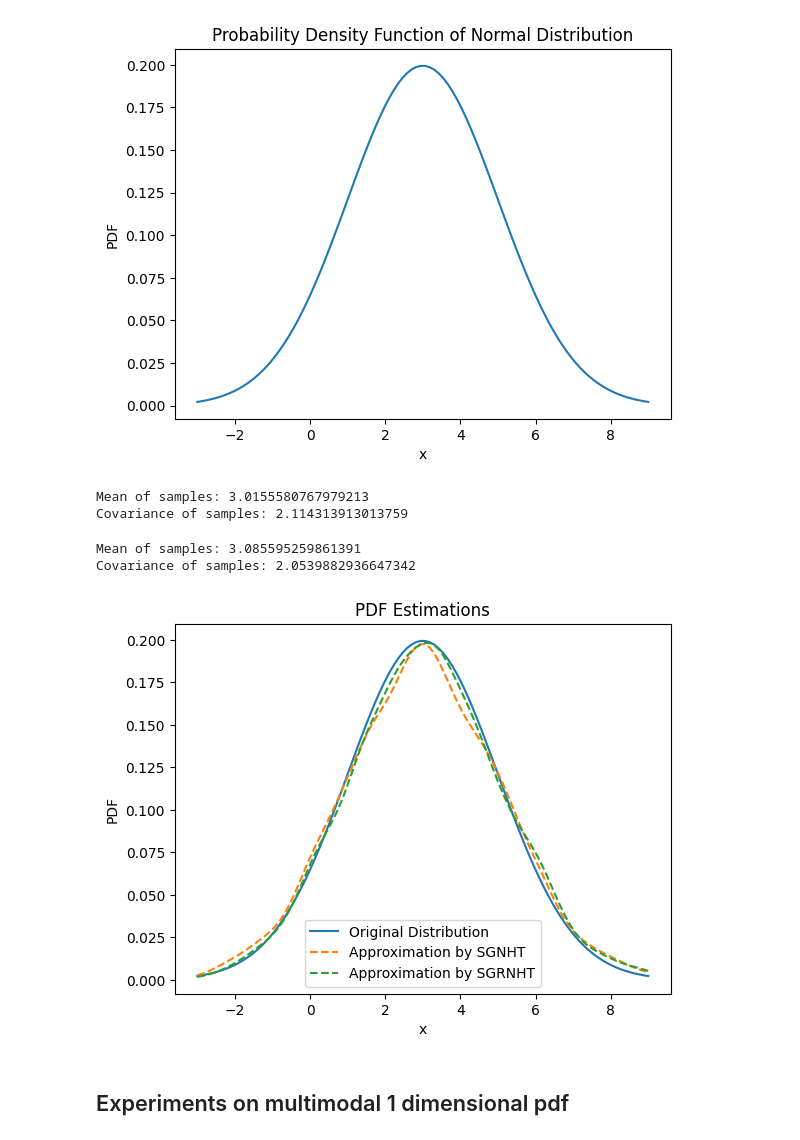
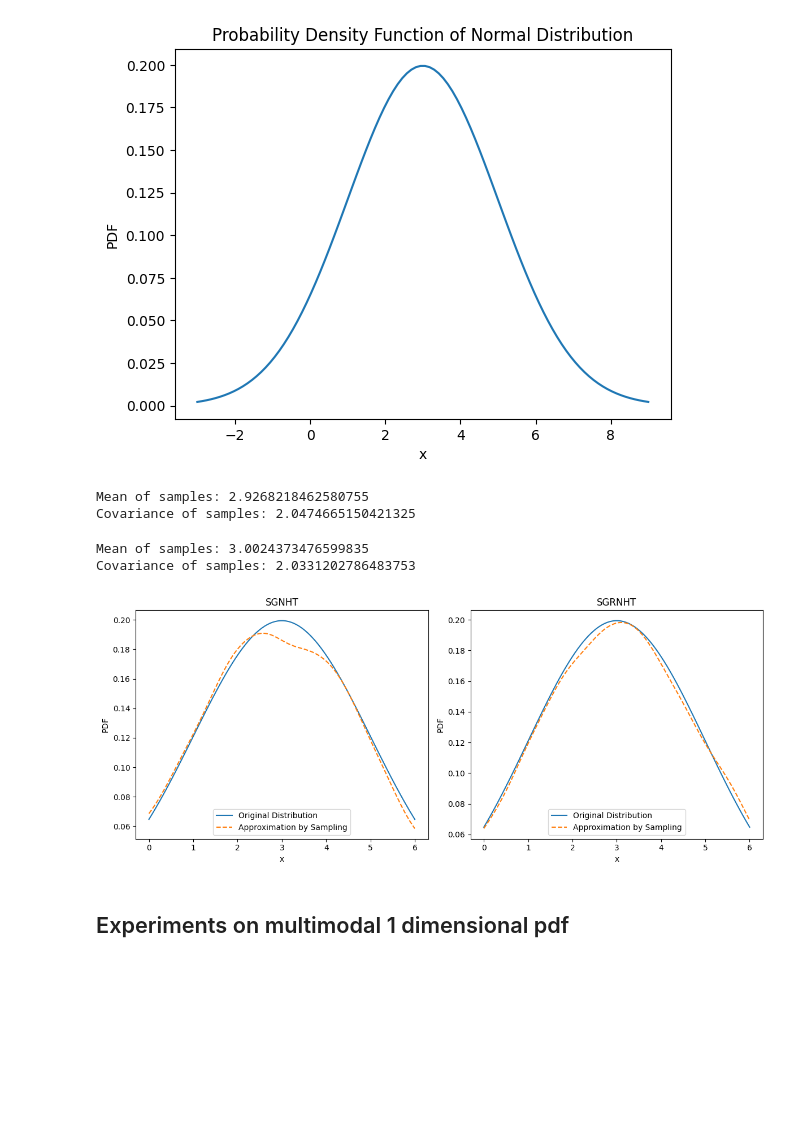
Before and after one commit to Shubham-Mate/Exploratory-Project, a Jupyter notebook: SGNHT Experiments.ipynb, the cells around one changed output. Drawn from its saved outputs; the diff is of its cells as text; code cells hidden in the pictures; blank space fills up the shorter version.

```diff
--- a/SGNHT Experiments.ipynb
+++ b/SGNHT Experiments.ipynb
@@ -385,60 +327,59 @@ r_init = random.random()
 eps_init = 0
 a = 1
 num_samples = 5000  # Number of samples we want to collect after burn-in
+
+log_p = lambda x: (1/2) * (((x - mean) / std_dev) ** 2)
+grad_log_p = lambda x: (x - mean) / (std_dev**2)
 # %%
 # Sampling using regular SGNHT
-samples_sgnht = sgnht_sample_univariate_gaussian_with_covariance(num_samples=num_samples,
+samples_sgnht = sgnht_sample_univariate(num_samples=num_samples,
                                                theta_init=theta_init,
                                                r_init = r_init,
                                                eps_init = eps_init,
                                                a = a,
-                                               mean=mean,
-                                               std_dev=std_dev,
+                                               log_p = log_p,
+                                               grad_log_p = grad_log_p,
                                                eta_0=eta_0,
                                                burn_in=100)
 
 print("Mean of samples:", np.mean(samples_sgnht, axis=0))
 print("Covariance of samples:", np.std(samples_sgnht))
 # %% [output]
-Mean of samples: 3.0155580767979213
-Covariance of samples: 2.114313913013759
+Mean of samples: 2.9268218462580755
+Covariance of samples: 2.0474665150421325
 # %%
 # Sample using new SGRNHT Algorithm
 c = 0.5
 d = 1.5
 
-samples_sgrnht = sgrnht_sample_univariate_gaussian_with_covariance(num_samples=num_samples,
+samples_sgrnht = sgrnht_sample_univariate(num_samples=num_samples,
                                                theta_init=theta_init,
                                                r_init = r_init,
                                                eps_init = eps_init,
                                                a = a,
                                                c = c,
                                                d = d,
-                                               mean=mean,
-                                               std_dev=std_dev,
+                                               log_p = log_p,
+                                               grad_log_p = grad_log_p,
                                                eta_0=eta_0,
                                                burn_in=500)
 
 print("Mean of samples:", np.mean(samples_sgrnht, axis=0))
 print("Covariance of samples:", np.std(samples_sgrnht))
 # %% [output]
-Mean of samples: 3.085595259861391
-Covariance of samples: 2.0539882936647342
+Mean of samples: 3.0024373476599835
+Covariance of samples: 2.0331202786483753
 # %%
-kde_sgnht = gaussian_kde(samples_sgnht)
-kde_sgrnht = gaussian_kde(samples_sgrnht)
+fig, ax = plt.subplots(nrows=1, ncols=2, figsize=(12, 5))
 
-plt.plot(x, normal_distribution.pdf(x), label='Original Distribution')
-plt.plot(x, kde_sgnht(x), linestyle='--', label='Approximation by SGNHT')
-plt.plot(x, kde_sgrnht(x), linestyle='--', label='Approximation by SGRNHT')
+plot_sampled_distribution(ax[0], normal_distribution, samples_sgnht, custom_dist_mean, custom_dist_std_dev, title='Approximation by SGNHT')
+plot_sampled_distribution(ax[1], normal_distribution, samples_sgrnht, custom_dist_mean, custom_dist_std_dev, title='Approximation by SGRNHT')
 
-plt.title('PDF Estimations')
-plt.xlabel('x')
-plt.ylabel('PDF')
+plt.tight_layout()
 plt.legend()
 plt.show()
 # %% [output]
-[figure, old version]
+[figure, new version]
 # %% [markdown]
 ## Experiments on multimodal 1 dimensional pdf
 # %%
```
Also changed, not shown: parts of 22 cells of this notebook, 1 other file.
